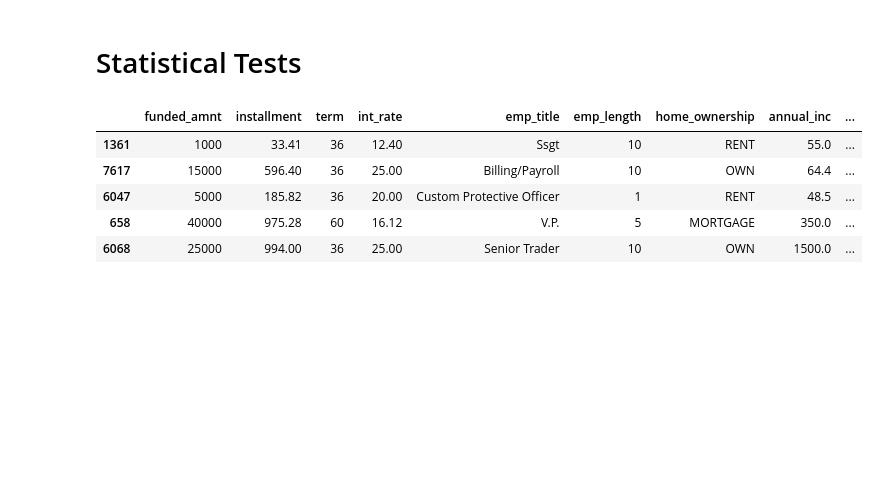
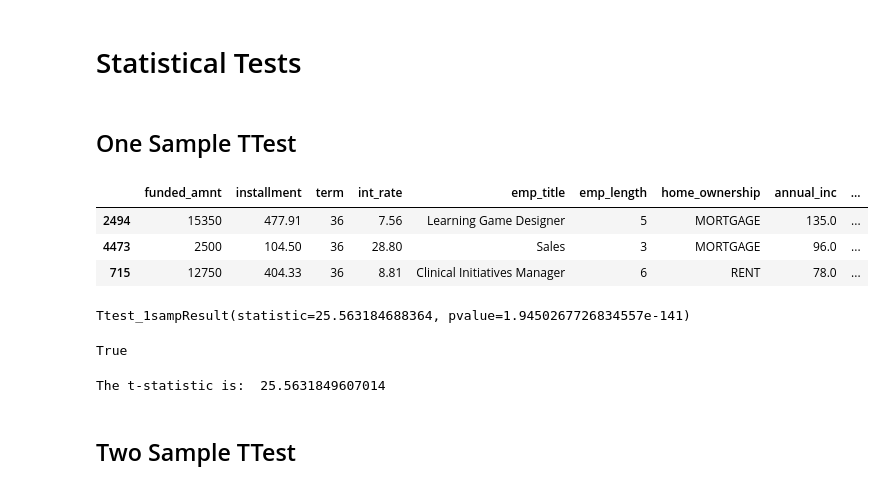
Before and after one commit to Avery1493/Lending-Club, a Jupyter notebook: EDA.ipynb, the cells around one changed output. Cells and saved outputs as stored; diff of their text form; code cells hidden in the pictures; blank space fills up the shorter version.

Commit message:
one and two sample t tests

```diff
--- a/EDA.ipynb
+++ b/EDA.ipynb
@@ -164,12 +165,12 @@ df["funded_amnt"].plot.density();
 [figure]
 # %% [markdown]
 # Statistical Tests
+# %% [markdown]
+## One Sample TTest
 # %%
-df.sample(5)
+df.sample(3)
 # %% [output]
 |  | funded_amnt | installment | term | int_rate | emp_title | emp_length | home_ownership | annual_inc | ... |
-| 1361 | 1000 | 33.41 | 36 | 12.40 | Ssgt | 10 | RENT | 55.0 | ... |
-| 7617 | 15000 | 596.40 | 36 | 25.00 | Billing/Payroll | 10 | OWN | 64.4 | ... |
-| 6047 | 5000 | 185.82 | 36 | 20.00 | Custom Protective Officer | 1 | RENT | 48.5 | ... |
-| 658 | 40000 | 975.28 | 60 | 16.12 | V.P. | 5 | MORTGAGE | 350.0 | ... |
-| 6068 | 25000 | 994.00 | 36 | 25.00 | Senior Trader | 10 | OWN | 1500.0 | ... |
+| 2494 | 15350 | 477.91 | 36 | 7.56 | Learning Game Designer | 5 | MORTGAGE | 135.0 | ... |
+| 4473 | 2500 | 104.50 | 36 | 28.80 | Sales | 3 | MORTGAGE | 96.0 | ... |
+| 715 | 12750 | 404.33 | 36 | 8.81 | Clinical Initiatives Manager | 6 | RENT | 78.0 | ... |
@@ -175,0 +186,41 @@ df.sample(5)
+# %%
+### Generate the random test scores with the specified mean, std, and sample size
+#rvs = stats.norm.rvs(loc=mean,scale=std,size=16818, random_state=42)
+#print('The mean of the sample: ', rvs.mean())
+#print('The standard deviation of the sample: ', rvs.std())
+
+
+### NULL HYPOTHISIS
+# H0 = The mean annual income of Lending Club users is no differnt from the average
+# annual income of the population.
+
+### ALTERNATIVE HYPOTHISIS
+# H1 = The mean annual income of Lending Club users is differnt from the average
+# annual income of the population
+
+### P Value ~ the probability that our result is statistically significant
+# alpha = .05 (significance level)
+
+### CONCLUSION
+# The pvalue is less than alpha. This means than we reject the null hypothesis.
+# The average lending club member has a differnt income from the population.
+
+alpha = .05
+p_value = stats.ttest_1samp(df['annual_inc'], popmean=US_mean)[1]
+stats.ttest_1samp(df['annual_inc'], popmean=US_mean)
+# %% [output]
+Ttest_1sampResult(statistic=25.563184688364, pvalue=1.9450267726834557e-141)
+# %%
+p_value < alpha
+# %% [output]
+True
+# %%
+### Calculating tvalue by hand
+### t-value = (sample mean-population mean) / standard error.
+
+t_statistic = (mean - US_mean) / (std/np.sqrt(n))
+print('The t-statistic is: ', t_statistic)
+# %% [output]
+The t-statistic is:  25.5631849607014
+# %% [markdown]
+## Two Sample TTest
```
Also changed, not shown: parts of 7 cells of this notebook.
